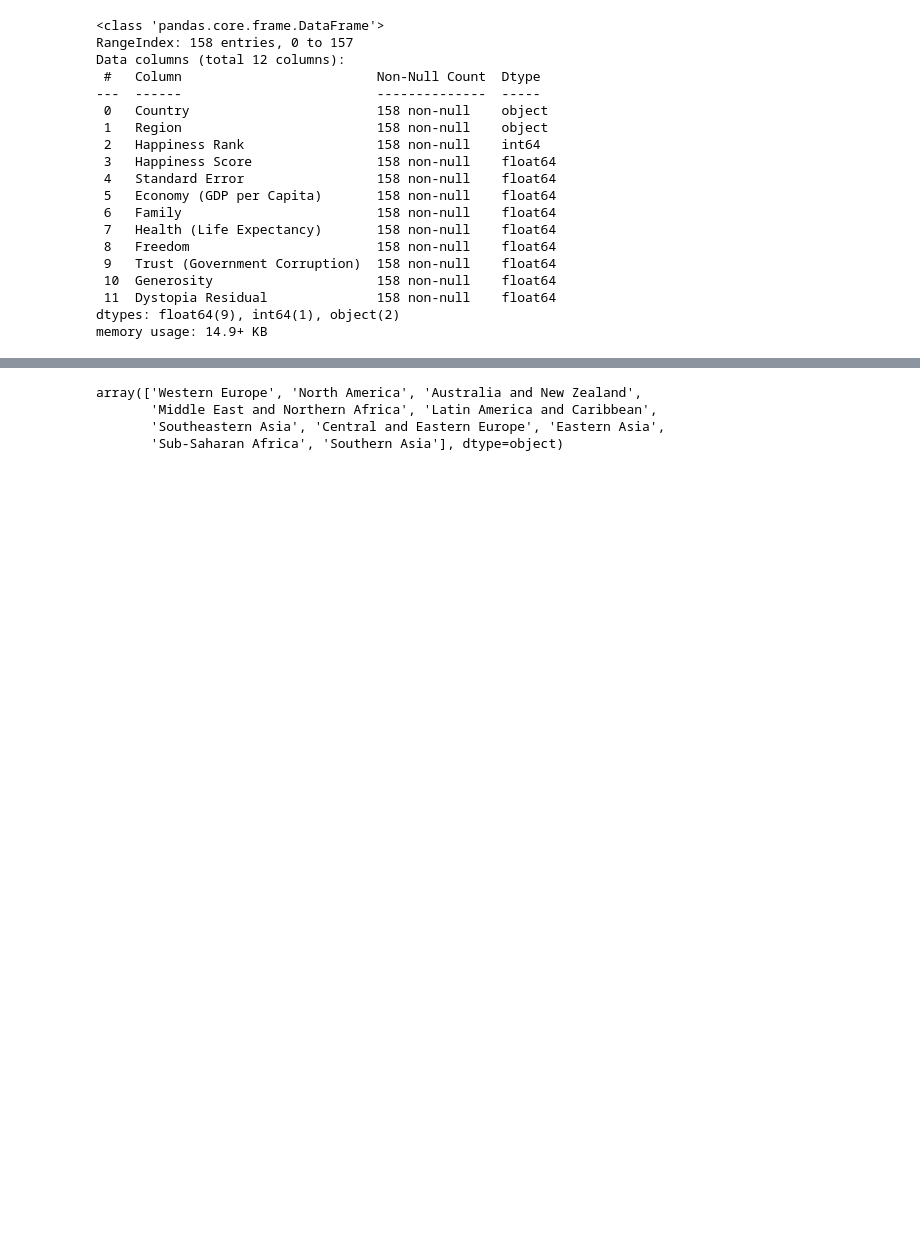
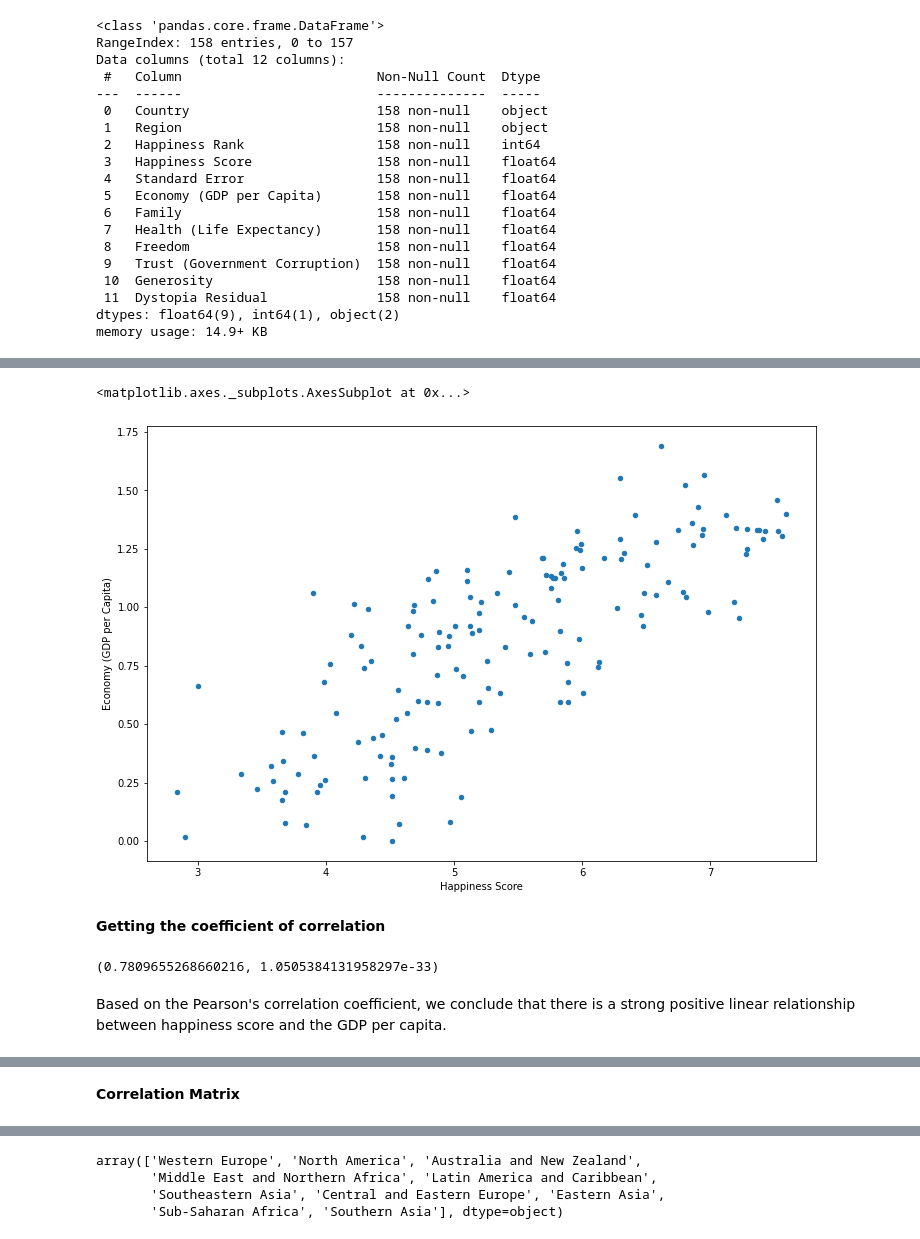
Before and after one commit to JoshuaOmondi/COVID-19, a Jupyter notebook: EDA.ipynb, the cells around one changed output, grey strips where cells are left out. Saved outputs shown, nothing was run; the diff lists cells and outputs as text; code cells hidden in the pictures; blank space fills up the shorter version.

```diff
--- a/EDA.ipynb
+++ b/EDA.ipynb
@@ -42,3 +66,17 @@ data.head()
+# %%
+data.plot(kind = 'scatter', x= 'Happiness Score', y = 'Economy (GDP per Capita)', figsize = (12,8))
+# %% [output]
+<matplotlib.axes._subplots.AxesSubplot at 0x...>
+[figure, added]
+# %% [markdown]
+**Getting the coefficient of correlation**
+# %%
+from scipy import stats
+stats.pearsonr(data['Happiness Score'], data['Economy (GDP per Capita)'])
+# %% [output]
+(0.7809655268660216, 1.0505384131958297e-33)
+# %% [markdown]
+Based on the Pearson's correlation coefficient, we conclude that there is a strong positive linear relationship between happiness score and the GDP per capita.
 # %%
 data.describe()
 # %% [output]
@@ -56,3 +94,5 @@ data[data['Country']== 'Kenya']
 # %% [output]
 |  | Country | Region | Happiness Rank | Happiness Score | Standard Error | Economy (GDP per Capita) | Family | ... |
 | 124 | Kenya | Sub-Saharan Africa | 125 | 4.419 | 0.04734 | 0.36471 | 0.99876 | ... |
+# %% [markdown]
+**Correlation** **Matrix**
```
Also changed, not shown: parts of 13 cells of this notebook.
